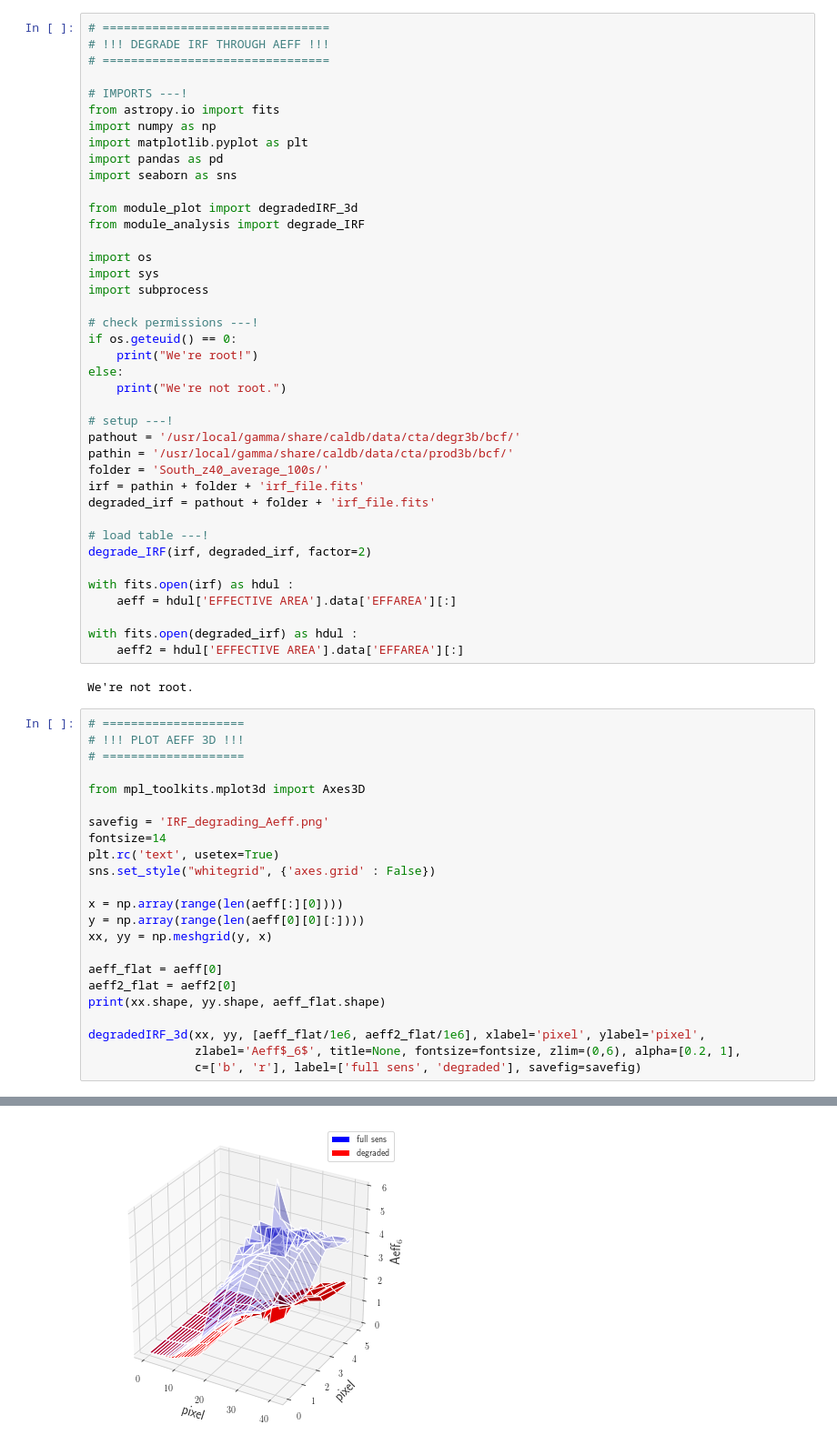
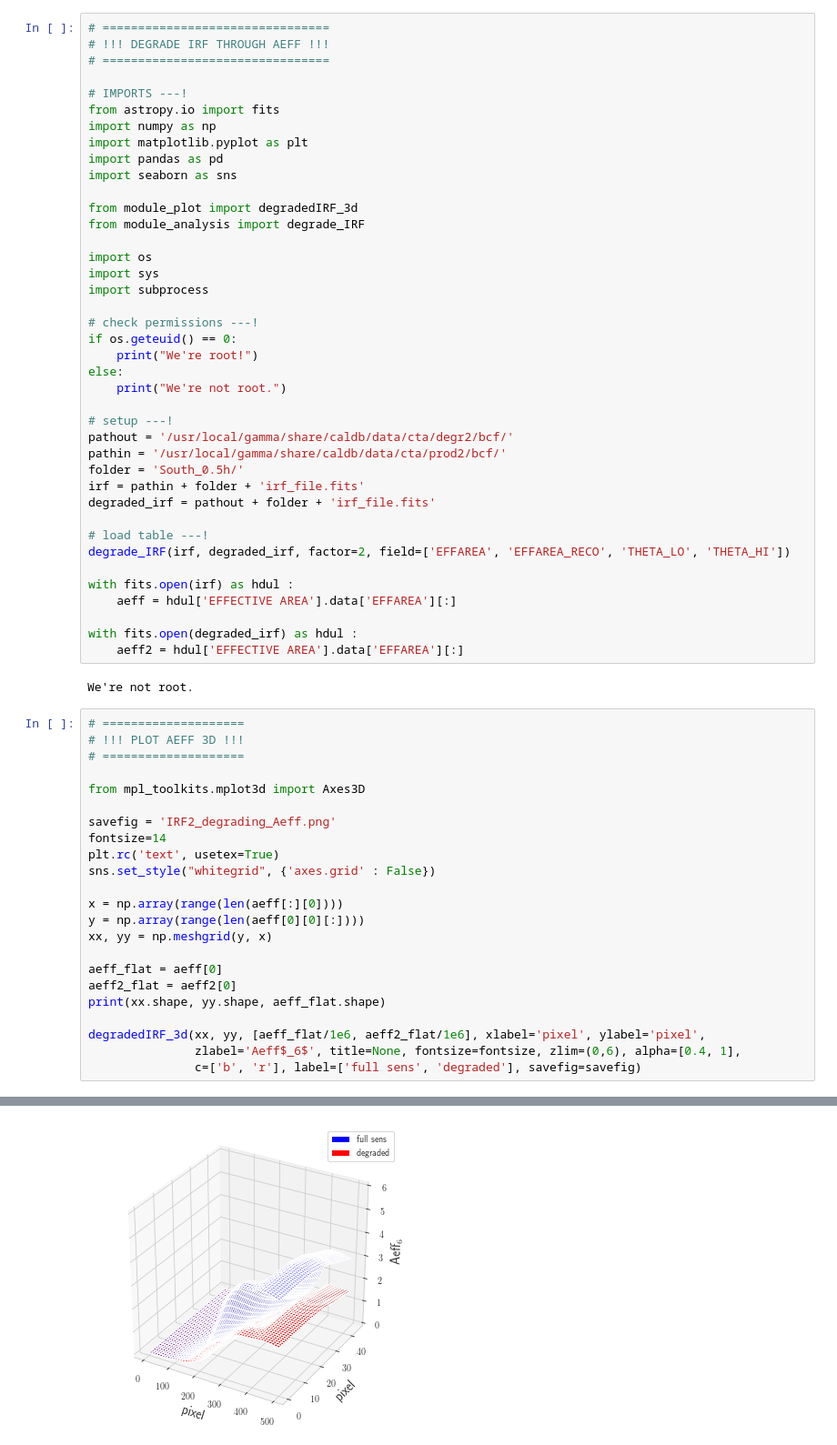
Before and after one commit to ambra-dipiano/thesis, a Jupyter notebook: notebook_IRFdegradation_v01.ipynb, the cells around one changed output, grey strips where cells are left out. Shown: that part at 91% size. Drawn from its saved outputs; the diff is of its cells as text.

```diff
--- a/notebook_IRFdegradation_v01.ipynb
+++ b/notebook_IRFdegradation_v01.ipynb
@@ -24,14 +24,14 @@ else:
     print("We're not root.")
 
 # setup ---!
-pathout = '/usr/local/gamma/share/caldb/data/cta/degr3b/bcf/'
-pathin = '/usr/local/gamma/share/caldb/data/cta/prod3b/bcf/'
-folder = 'South_z40_average_100s/'
+pathout = '/usr/local/gamma/share/caldb/data/cta/degr2/bcf/'
+pathin = '/usr/local/gamma/share/caldb/data/cta/prod2/bcf/'
+folder = 'South_0.5h/'
 irf = pathin + folder + 'irf_file.fits'
 degraded_irf = pathout + folder + 'irf_file.fits'
 
 # load table ---!
-degrade_IRF(irf, degraded_irf, factor=2)
+degrade_IRF(irf, degraded_irf, factor=2, field=['EFFAREA', 'EFFAREA_RECO', 'THETA_LO', 'THETA_HI'])
 
 with fits.open(irf) as hdul :
     aeff = hdul['EFFECTIVE AREA'].data['EFFAREA'][:]
@@ -47,7 +47,7 @@ We're not root.
 
 from mpl_toolkits.mplot3d import Axes3D
 
-savefig = 'IRF_degrading_Aeff.png'
+savefig = 'IRF2_degrading_Aeff.png'
 fontsize=14
 plt.rc('text', usetex=True)
 sns.set_style("whitegrid", {'axes.grid' : False})
@@ -61,6 +61,6 @@ aeff2_flat = aeff2[0]
 print(xx.shape, yy.shape, aeff_flat.shape)
 
 degradedIRF_3d(xx, yy, [aeff_flat/1e6, aeff2_flat/1e6], xlabel='pixel', ylabel='pixel',
-               zlabel='Aeff$_6$', title=None, fontsize=fontsize, zlim=(0,6), alpha=[0.2, 1],
+               zlabel='Aeff$_6$', title=None, fontsize=fontsize, zlim=(0,6), alpha=[0.4, 1],
                c=['b', 'r'], label=['full sens', 'degraded'], savefig=savefig)
 # %% [output]
@@ -68 +68 @@ degradedIRF_3d(xx, yy, [aeff_flat/1e6, aeff2_flat/1e6], xlabel='pixel', ylabel='
-[figure, old version]
+[figure, new version]
```
Also changed, not shown: parts of 1 cell of this notebook, 4 other files.
